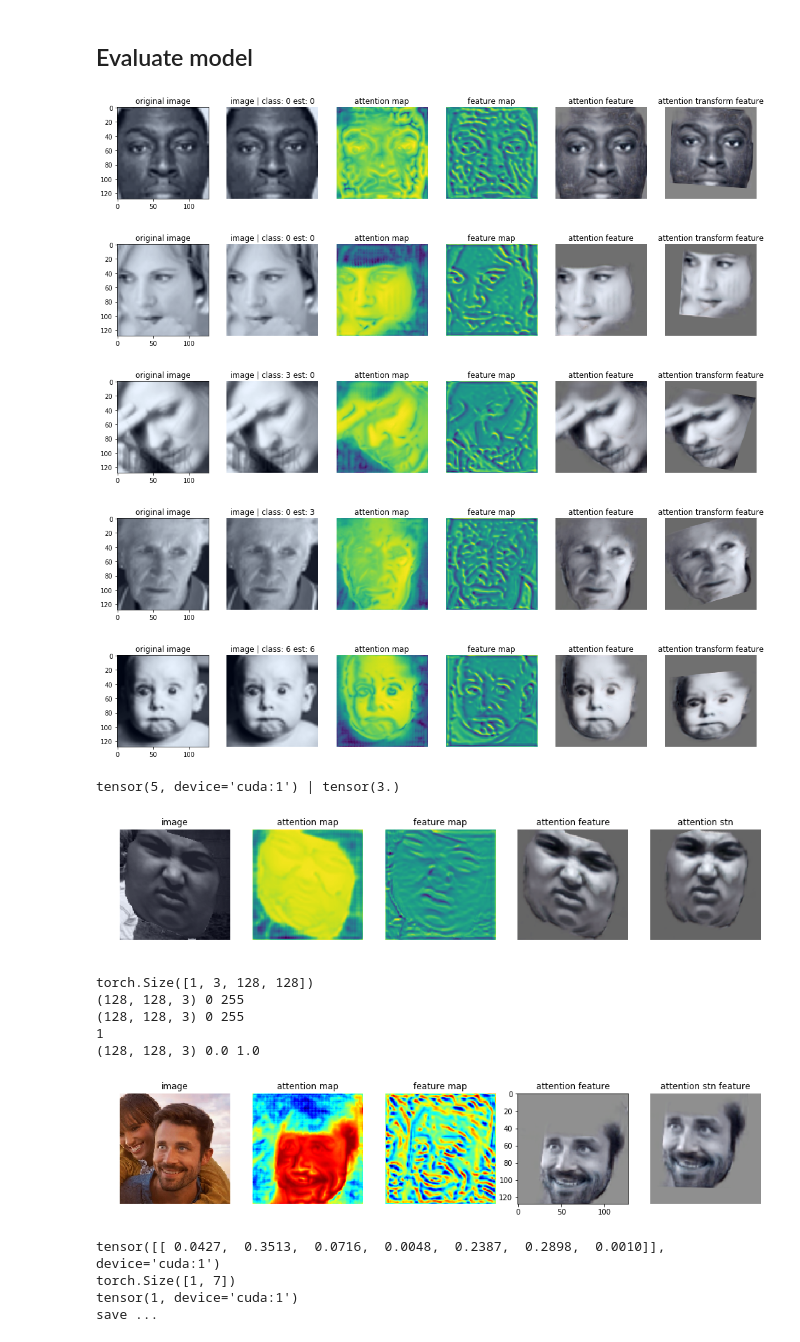
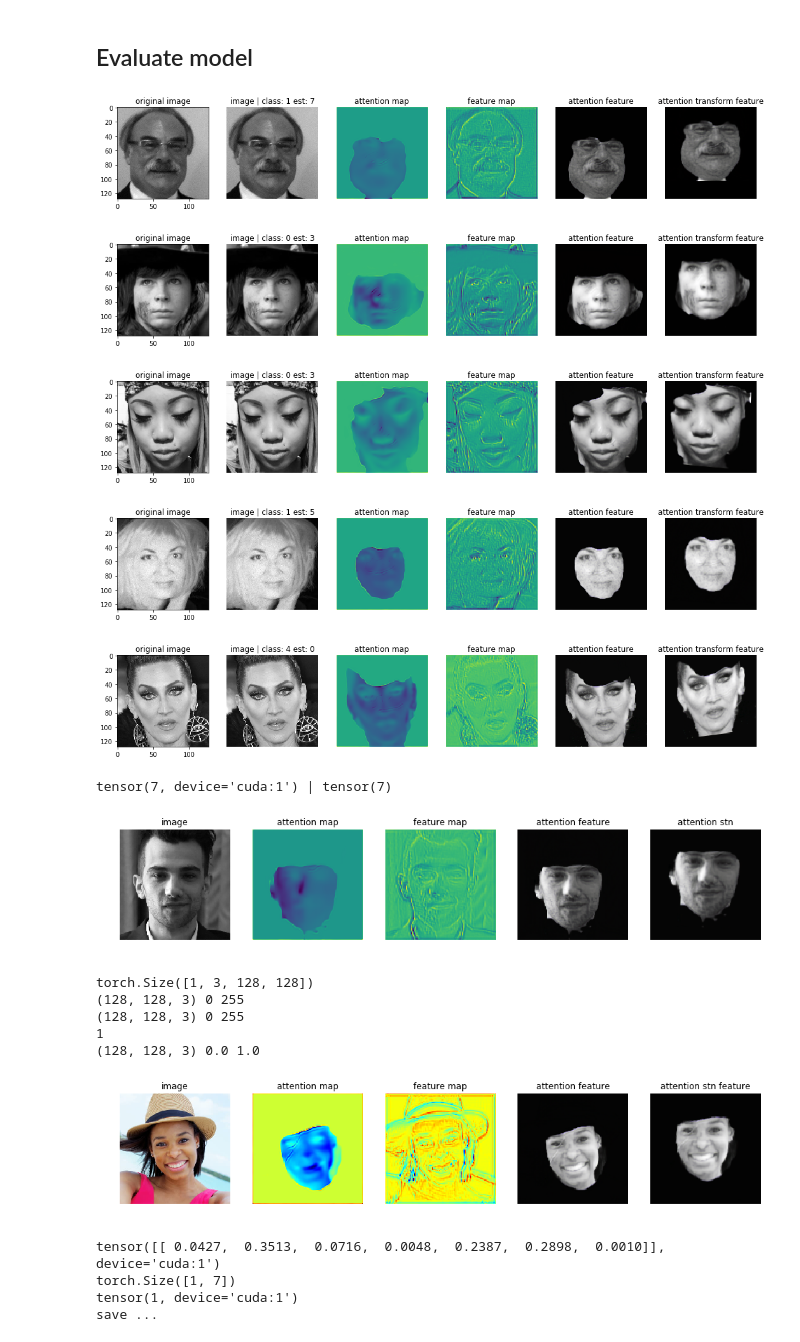
Before and after one commit to pedrodiamel/ferattention, a Jupyter notebook: books/eval_stn.ipynb, the cells around one changed output. Cells and saved outputs as stored; diff of their text form; code cells hidden in the pictures.

```diff
--- a/books/eval_stn.ipynb
+++ b/books/eval_stn.ipynb
@@ -49,7 +48,7 @@ result
 srf.png
 # %%
 project          = '../out'
-name             = 'feratt_atentionresnet34_attgmm_adam_affectnetdark_dim64_preactresnet18x32_fold0_000'
+name             = 'ferattpaperstn_attgmmstnnet_ferattentionstn_attloss_adam_affectnetdark_dim64_preactresnet18x128_fold0_003'
 pathnamedataset  = '~/.datasets'
 pathmodel        = os.path.join( project, name, 'models/model_best.pth.tar' ) #model_best, chk000120
 pathproject      = os.path.join( project, name )
@@ -66,7 +65,7 @@ imsize           = 128
 # load model
 print('>> Load model ...')
 
-net = AttentionNeuralNet(
+net = AttentionGMMSTNNeuralNet(
     patchproject=project,
     nameproject=name,
     no_cuda=cuda,
@@ -88,7 +87,7 @@ WARNING:visdom:Without the incoming socket you cannot receive events from the se
 # %%
 # Load dataset
 print('>> Load dataset ...')
-namedataset = FactoryDataset.ferp
+namedataset = FactoryDataset.affect
 subset = FactoryDataset.training
 imagesize=128
 idenselect=np.arange(10)
@@ -115,8 +114,8 @@ if breal:
                 #mtrans.ToResizeUNetFoV(imsize, cv2.BORDER_REFLECT_101),
                 mtrans.ToGrayscale(),
                 mtrans.ToTensor(),
-                mtrans.ToMeanNormalization( mean=[0.485, 0.456, 0.406], std=[0.229, 0.224, 0.225] )
-                #mtrans.ToNormalization(),
+                #mtrans.ToMeanNormalization( mean=[0.485, 0.456, 0.406], std=[0.229, 0.224, 0.225] )
+                mtrans.ToNormalization(),
                 ])
         )
 
@@ -161,7 +160,7 @@ idx=0
 k=0
 for i in range( len(dataset) ):
 
-    idx = i + 40
+    idx = i + 0
     sample = dataset[ idx ]
 
 
@@ -232,11 +231,11 @@ for i in range( len(dataset) ):
 
     plt.show()
 # %% [output]
-[figure, old version]
+[figure, new version]
-[figure, old version]
+[figure, new version]
-[figure, old version]
+[figure, new version]
-[figure, old version]
+[figure, new version]
-[figure, old version]
+[figure, new version]
 # %%
 def norm(x):
     x = x-x.min()
@@ -307,8 +306,8 @@ plt.axis('off')
 
 plt.show()
 # %% [output]
-tensor(5, device='cuda:1') | tensor(3.)
+tensor(7, device='cuda:1') | tensor(7)
-[figure, old version]
+[figure, new version]
 # %%
 import random
 import scipy.misc
@@ -346,7 +345,7 @@ def crop(image, xycrop):
 
 
 imagesize=128
-image_org = cv2.imread('../rec/selfie_happy_dos.png')[:,:,(2,1,0)]
+image_org = cv2.imread('../rec/selfie_happy.png')[:,:,(2,1,0)]
 image = image_org.mean(axis=2)
 
 # sigma=0.09
@@ -357,14 +356,15 @@ image = image_org.mean(axis=2)
 
 
 # # image = pad(image,10)
-image = crop(image, 20)
+image = crop(image, 25)
 
 image = np.stack( (image,image,image), axis=2 )
 image = cv2.resize( image, (imagesize,imagesize) )
 # image = norm((image/255)**1.5)*255
 
 image = torch.from_numpy(image).permute( (2,0,1) ).unsqueeze(0).float()
-image = mean_normalization(image, mean=[0.485, 0.456, 0.406], std=[0.229, 0.224, 0.225])
+# image = mean_normalization(image, mean=[0.485, 0.456, 0.406], std=[0.229, 0.224, 0.225])
+image = image/255
 print(image.shape)
 
 z, y_lab_hat, att, theta, att_t, fmap, srf = net( image )
@@ -413,34 +413,34 @@ plt.figure( figsize=(16,8))
 plt.subplot(151)
 plt.imshow( ((image_org) ).astype( np.uint8 ) )
 plt.title('image')
 plt.axis('off')
 plt.subplot(152)
 plt.imshow( (fmap))
 plt.title('attention map')
 plt.axis('off' )
 plt.subplot(153)
 plt.imshow( srf )
 plt.title('feature map')
 plt.axis('off' )
 plt.subplot(154)
 plt.imshow( norm(att) )
 # plt.title('class {}/{}'.format(y_lab_hat, label) )
 plt.title('attention feature')
 plt.axis('off')
 plt.subplot(155)
 plt.imshow( norm(att_t) )
 # plt.title('class {}/{}'.format(y_lab_hat, label) )
 plt.title('attention stn feature')
 plt.axis('off')
 
 plt.show()
 # %% [output]
 torch.Size([1, 3, 128, 128])
 (128, 128, 3) 0 255
 (128, 128, 3) 0 255
 1
 (128, 128, 3) 0.0 1.0
-[figure, old version]
+[figure, new version]
 # %%
 
 
```
Also changed, not shown: parts of 7 cells of this notebook, 12 other files.
